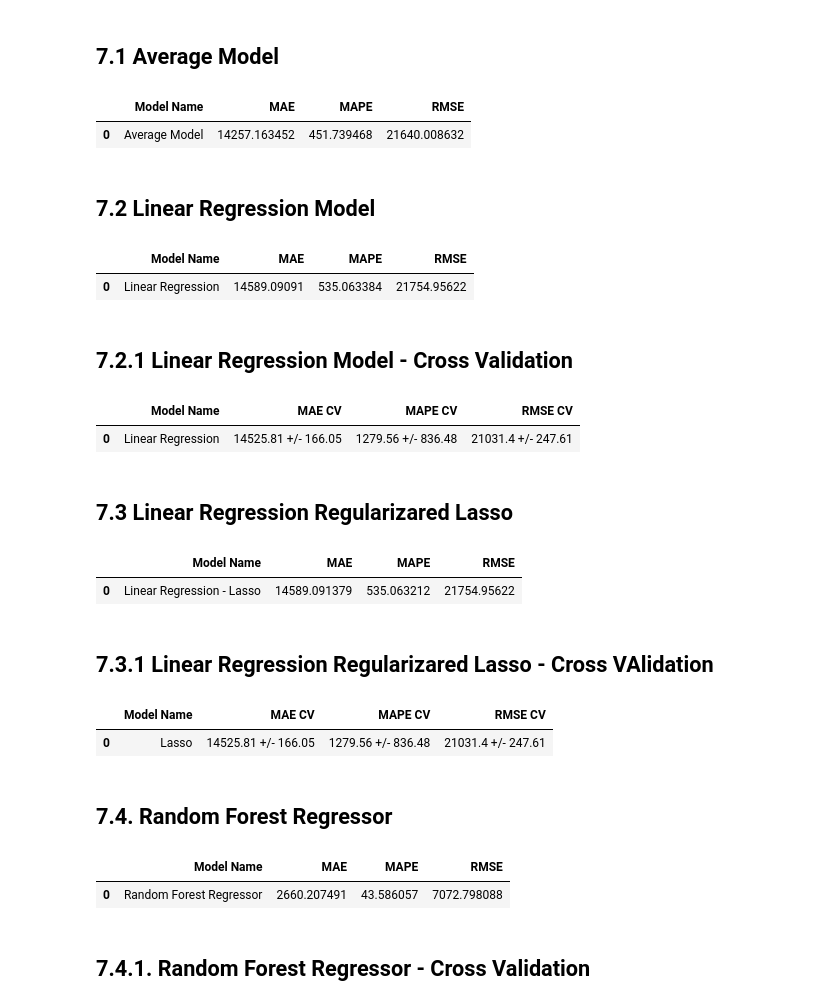
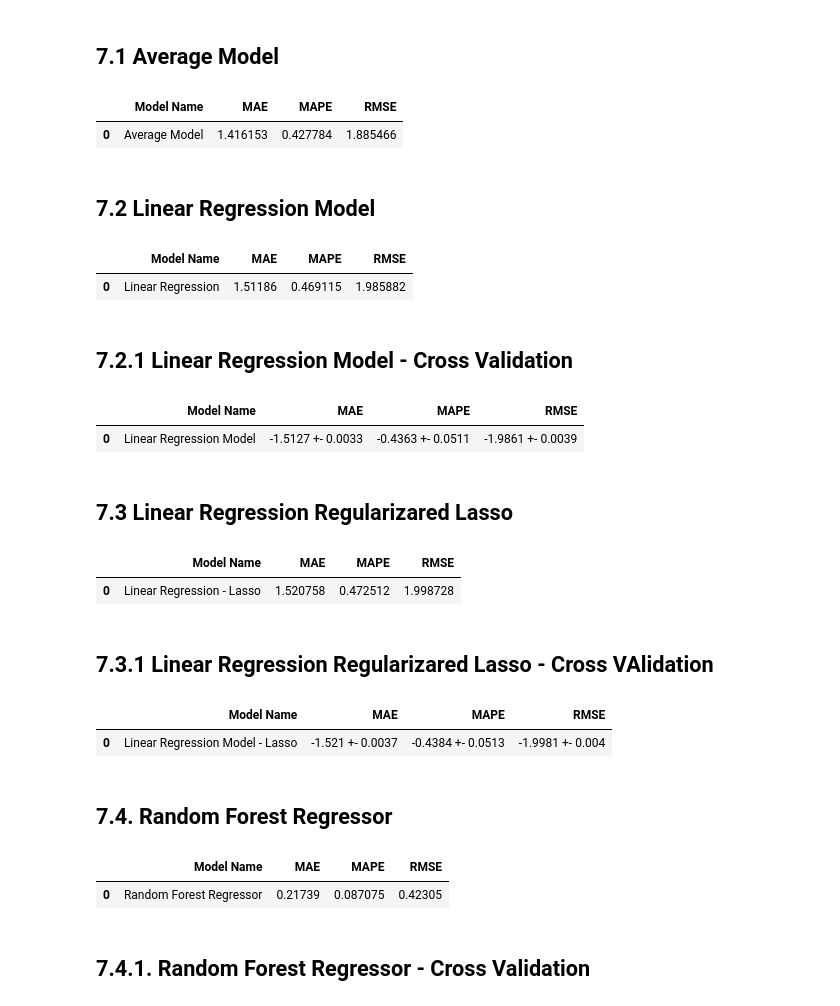
Before and after one commit to marcusbraggion/previsao_vendas, a Jupyter notebook: notebooks/Walmart-Sales-Store-Forecasting_v6_final.ipynb, the cells around one changed output. Cells and saved outputs as stored; diff of their text form; code cells hidden in the pictures.

```diff
--- a/notebooks/Walmart-Sales-Store-Forecasting_v6_final.ipynb
+++ b/notebooks/Walmart-Sales-Store-Forecasting_v6_final.ipynb
@@ -686,9 +675,6 @@ cols_drop = ['month', 'day', 'week_of_year']
 df6 = df6.drop(cols_drop, axis = 1 )
 # %%
-# training dataset
-X_train = df6
-y_train = X_train['weekly_sales']
+X = df5.drop(cols_drop, axis=1)
+y = df5['weekly_sales']
 
-# test dataset
-X_test = df6
-y_test = X_test['weekly_sales']
+X_train, X_test, y_train, y_test = train_test_split(X, y, random_state=42, test_size=0.30)
@@ -742,15 +725,21 @@ cols_selected_manual_full.extend( feat_to_add )
+# %%
+# feature importances
+#rf = RandomForestRegressor(n_jobs = -1, random_state = 42 ).fit(X_train, y_train)
+#feat_importances = pd.Series(rf.feature_importances_, index=X_train.columns)
+#feat_importances.head(10).sort_values().plot(kind='barh')
+
+cols_selected = ['mark_down5', 'mark_down4', 'mark_down2',
+                 'mark_down3', 'mark_down1', 'fuel_price',
+                 'temperature', 'cpi', 'store', 'dept']
 # %% [markdown]
 # 7.0 MACHINE LEARNING MODELLING
 # %%
-x_train = X_train[ cols_selected_manual ]
-x_test = X_test[ cols_selected_manual ]
-
-# Time Series Data Preparation
-x_training = X_train[ cols_selected_manual_full ]
+X_train = X_train[ cols_selected ]
+X_test = X_test[ cols_selected ]
 # %% [markdown]
 ## 7.1 Average Model
 # %%
-aux1 = x_test.copy()
+aux1 = X_test.copy()
 aux1['weekly_sales'] = y_test.copy()
 
 # prediction
@@ -763,64 +752,66 @@ baseline_result = ml_error( 'Average Model',  y_test , yhat_baseline )
 baseline_result
 # %% [output]
 |  | Model Name | MAE | MAPE | RMSE |
-| 0 | Average Model | 14257.163452 | 451.739468 | 21640.008632 |
+| 0 | Average Model | 1.416153 | 0.427784 | 1.885466 |
 # %% [markdown]
 ## 7.2 Linear Regression Model
 # %%
 # model
-lr = LinearRegression().fit( x_train, y_train )
+lr = LinearRegression().fit( X_train, y_train)
 
 # prediction
-yhat_lr = lr.predict( x_test )
+yhat_lr = lr.predict( X_test )
 
 # performance
 lr_result = ml_error( 'Linear Regression',  y_test , yhat_lr  )
 lr_result
 # %% [output]
 |  | Model Name | MAE | MAPE | RMSE |
-| 0 | Linear Regression | 14589.09091 | 535.063384 | 21754.95622 |
+| 0 | Linear Regression | 1.51186 | 0.469115 | 1.985882 |
 # %% [markdown]
 ## 7.2.1 Linear Regression Model - Cross Validation
 # %%
-lr_result_cv = cross_validation( x_training, 5, 'Linear Regression', lr, verbose=False )
-lr_result_cv
+from sklearn.model_selection import cross_val_score, cross_validate
+
+lr_cv = cross_validation( 'Linear Regression Model', lr, cv=5)
+lr_cv
 # %% [output]
-|  | Model Name | MAE CV | MAPE CV | RMSE CV |
-| 0 | Linear Regression | 14525.81 +/- 166.05 | 1279.56 +/- 836.48 | 21031.4 +/- 247.61 |
+|  | Model Name | MAE | MAPE | RMSE |
+| 0 | Linear Regression Model | -1.5127 +- 0.0033 | -0.4363 +- 0.0511 | -1.9861 +- 0.0039 |
 # %% [markdown]
 ## 7.3 Linear Regression Regularizared Lasso
 # %%
 # model
-lrr = Lasso( alpha=0.01 ).fit( x_train, y_train )
+lrr = Lasso( alpha=0.01 ).fit( X_train, y_train )
 # prediction
-yhat_lrr = lrr.predict( x_test )
+yhat_lrr = lrr.predict( X_test )
 # performance
 lrr_result = ml_error( 'Linear Regression - Lasso',  y_test,  yhat_lrr  )
 lrr_result
 # %% [output]
 |  | Model Name | MAE | MAPE | RMSE |
-| 0 | Linear Regression - Lasso | 14589.091379 | 535.063212 | 21754.95622 |
+| 0 | Linear Regression - Lasso | 1.520758 | 0.472512 | 1.998728 |
 # %% [markdown]
 ## 7.3.1 Linear Regression Regularizared Lasso - Cross VAlidation
 # %%
-lrr_result_cv = cross_validation( x_training, 5, 'Lasso', lrr, verbose=False )
-lrr_result_cv
+lrr_cv = cross_validation( 'Linear Regression Model - Lasso', lrr, cv=5)
+lrr_cv
 # %% [output]
-|  | Model Name | MAE CV | MAPE CV | RMSE CV |
-| 0 | Lasso | 14525.81 +/- 166.05 | 1279.56 +/- 836.48 | 21031.4 +/- 247.61 |
+|  | Model Name | MAE | MAPE | RMSE |
+| 0 | Linear Regression Model - Lasso | -1.521 +- 0.0037 | -0.4384 +- 0.0513 | -1.9981 +- 0.004 |
 # %% [markdown]
 ## 7.4. Random Forest Regressor
 # %%
 # model
-rf = RandomForestRegressor( n_estimators=100, n_jobs=-1, random_state=42 ).fit(x_train, y_train )
+rf = RandomForestRegressor( n_jobs=-1, random_state=42 ).fit(X_train, y_train )
 # prediction
-yhat_rf = rf.predict( x_test )
+yhat_rf = rf.predict( X_test )
 # performance
 rf_result = ml_error( 'Random Forest Regressor', y_test , yhat_rf  )
 rf_result
 # %% [output]
 |  | Model Name | MAE | MAPE | RMSE |
-| 0 | Random Forest Regressor | 2660.207491 | 43.586057 | 7072.798088 |
+| 0 | Random Forest Regressor | 0.21739 | 0.087075 | 0.42305 |
 # %% [markdown]
 ## 7.4.1. Random Forest Regressor - Cross Validation
 # %%
```
Also changed, not shown: parts of 40 cells of this notebook.
